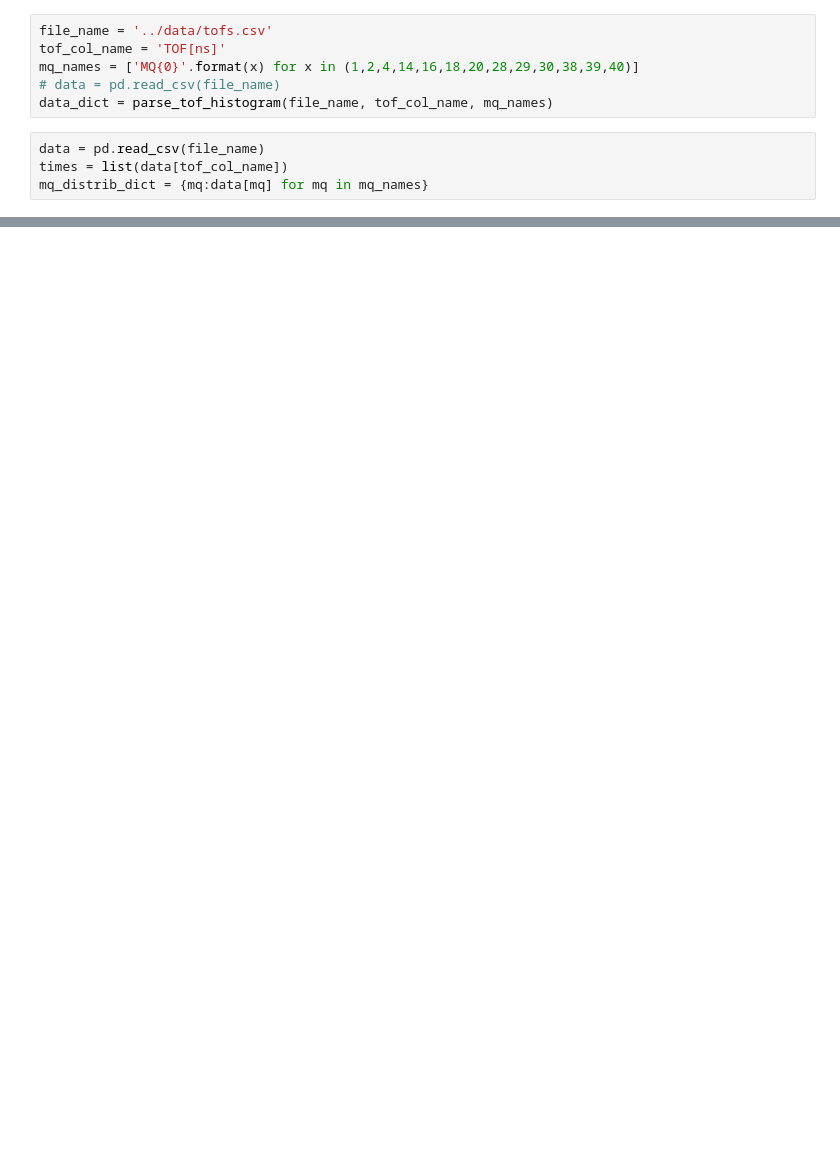
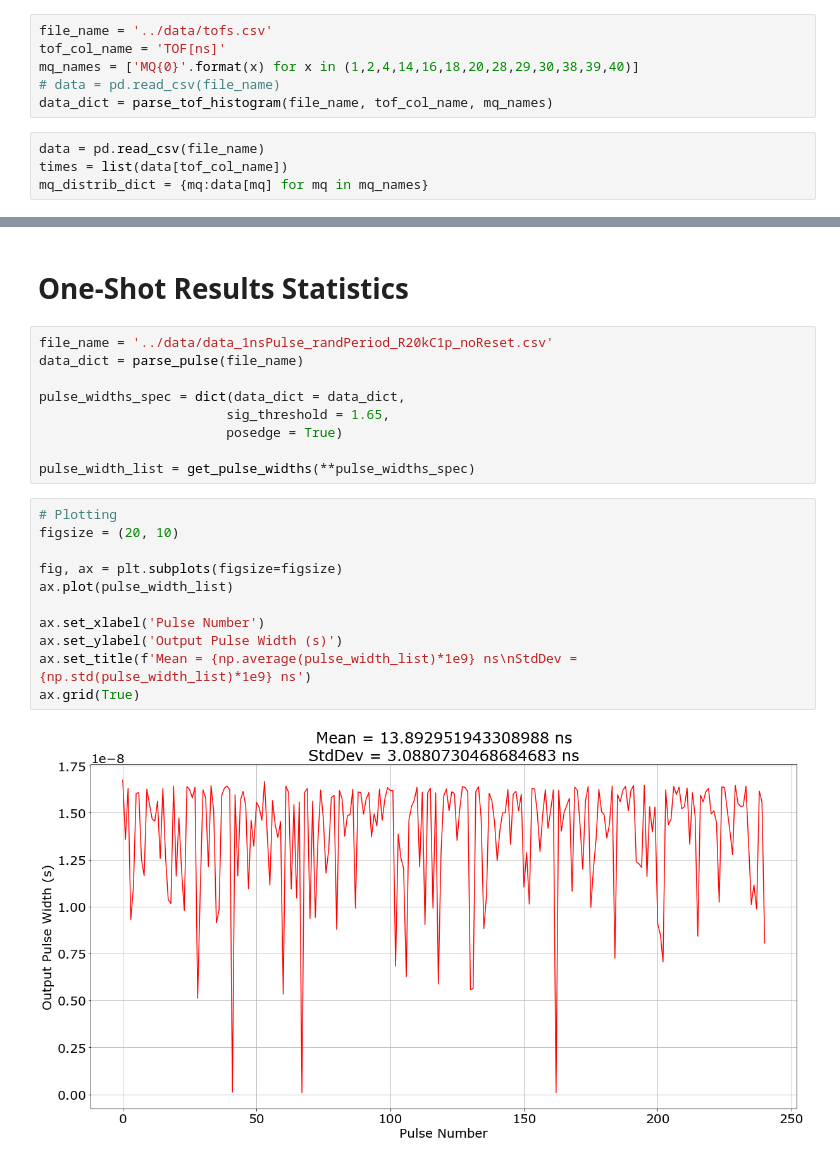
Before and after one commit to iiSmiley/span-ion-code, a Jupyter notebook: scratchpad_ll.ipynb, the cells around one changed output, grey strips where cells are left out. Cells and saved outputs as stored; diff of their text form; blank space fills up the shorter version.

Commit message:
[ll] Adding all of the Simulink models, adding oneshot generation and data analysis

```diff
--- a/scratchpad_ll.ipynb
+++ b/scratchpad_ll.ipynb
@@ -101,0 +85,24 @@ ax.set_xlim(xlim);
+# %% [markdown]
+<h1>One-Shot Results Statistics</h1>
+# %%
+file_name = '../data/data_1nsPulse_randPeriod_R20kC1p_noReset.csv'
+data_dict = parse_pulse(file_name)
+
+pulse_widths_spec = dict(data_dict = data_dict,
+                        sig_threshold = 1.65,
+                        posedge = True)
+
+pulse_width_list = get_pulse_widths(**pulse_widths_spec)
+# %%
+# Plotting
+figsize = (20, 10)
+
+fig, ax = plt.subplots(figsize=figsize)
+ax.plot(pulse_width_list)
+
+ax.set_xlabel('Pulse Number')
+ax.set_ylabel('Output Pulse Width (s)')
+ax.set_title(f'Mean = {np.average(pulse_width_list)*1e9} ns\nStdDev = {np.std(pulse_width_list)*1e9} ns')
+ax.grid(True)
+# %% [output]
+[figure, added]
```
Also changed, not shown: parts of 5 cells of this notebook, 8 other files.
